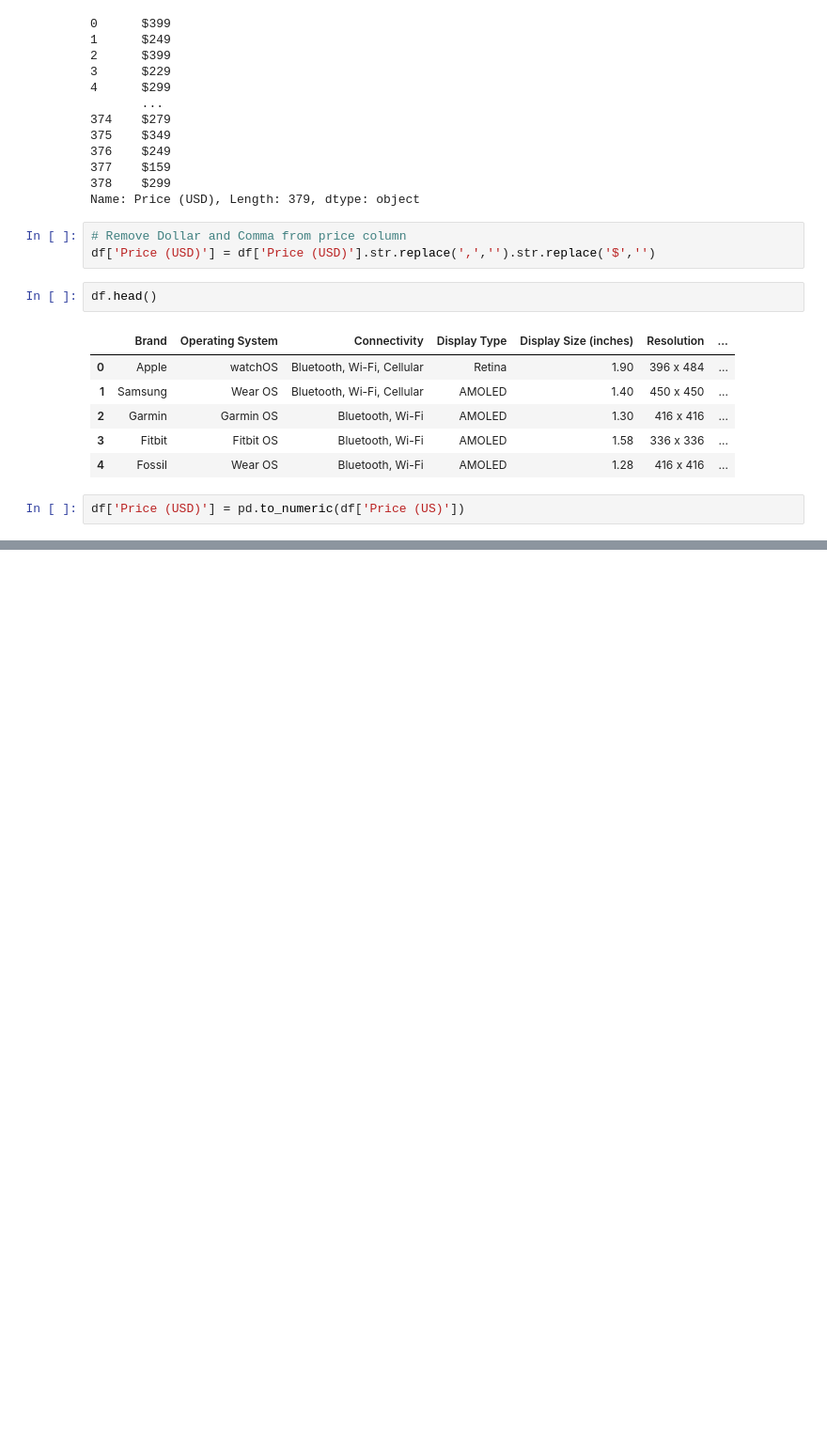
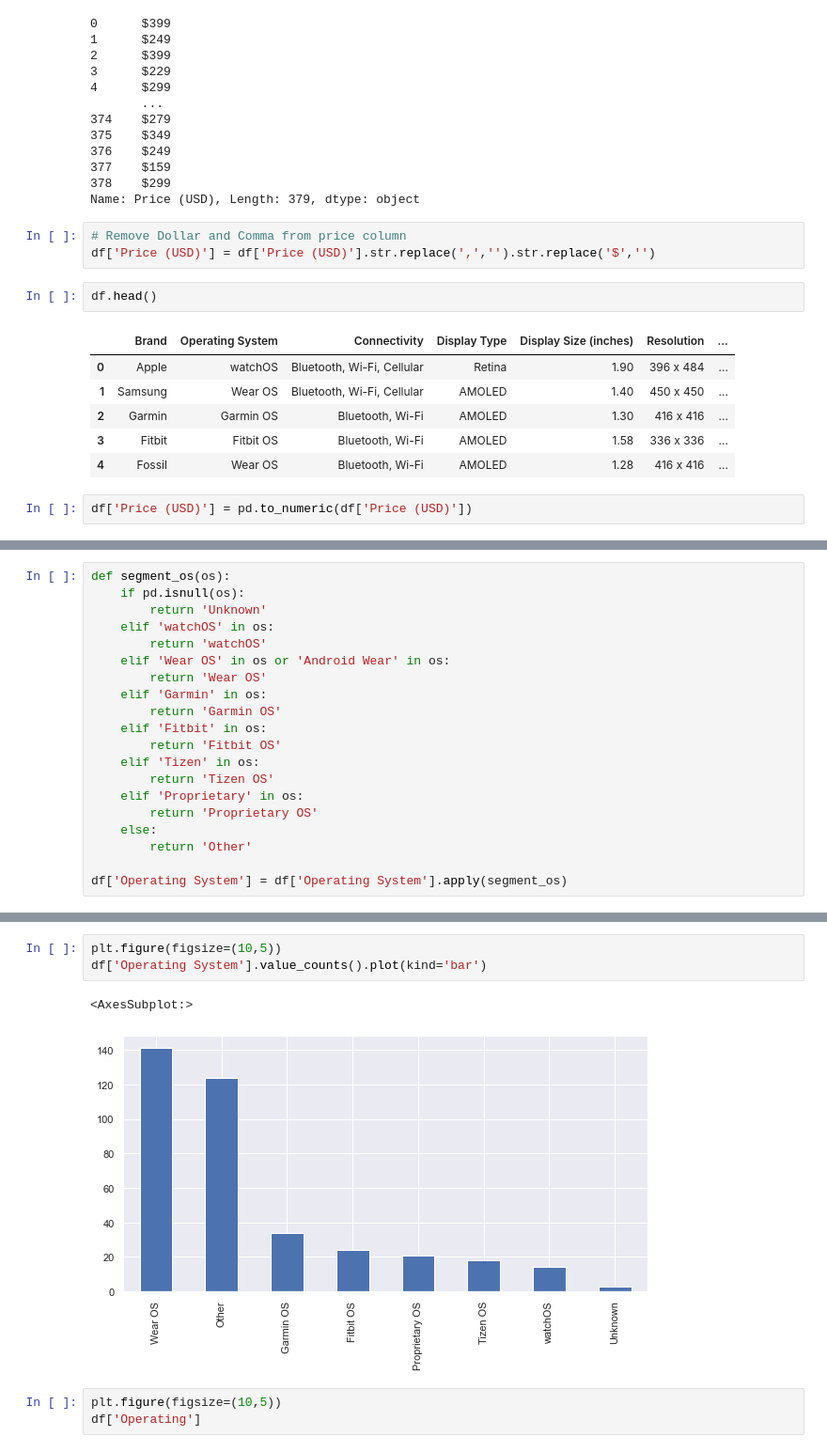
Before and after one commit to Viktahugo/Smart_watch_price_prediction, a Jupyter notebook: Smart-Watch-Price-Prediction.ipynb, the cells around one changed output, grey strips where cells are left out. Shown: that part at 94% size. Saved outputs shown, nothing was run; the diff lists cells and outputs as text; blank space fills up the shorter version.

```diff
--- a/Smart-Watch-Price-Prediction.ipynb
+++ b/Smart-Watch-Price-Prediction.ipynb
@@ -148,4 +148,4 @@ df.head()
 | 3 | Fitbit | Fitbit OS | Bluetooth, Wi-Fi | AMOLED | 1.58 | 336 x 336 | ... |
 | 4 | Fossil | Wear OS | Bluetooth, Wi-Fi | AMOLED | 1.28 | 416 x 416 | ... |
 # %%
-df['Price (USD)'] = pd.to_numeric(df['Price (US)'])
+df['Price (USD)'] = pd.to_numeric(df['Price (USD)'])
@@ -151,0 +206,20 @@ df['Price (USD)'] = pd.to_numeric(df['Price (US)'])
+# %%
+def segment_os(os):
+    if pd.isnull(os):
+        return 'Unknown'
+    elif 'watchOS' in os:
+        return 'watchOS'
+    elif 'Wear OS' in os or 'Android Wear' in os:
+        return 'Wear OS'
+    elif 'Garmin' in os:
+        return 'Garmin OS'
+    elif 'Fitbit' in os:
+        return 'Fitbit OS'
+    elif 'Tizen' in os:
+        return 'Tizen OS'
+    elif 'Proprietary' in os:
+        return 'Proprietary OS'
+    else:
+        return 'Other'
+
+df['Operating System'] = df['Operating System'].apply(segment_os)
@@ -151,0 +235,9 @@ df['Price (USD)'] = pd.to_numeric(df['Price (US)'])
+# %%
+plt.figure(figsize=(10,5))
+df['Operating System'].value_counts().plot(kind='bar')
+# %% [output]
+<AxesSubplot:>
+[figure, added]
+# %%
+plt.figure(figsize=(10,5))
+df['Operating']
```
Also changed, not shown: parts of 6 cells of this notebook.
